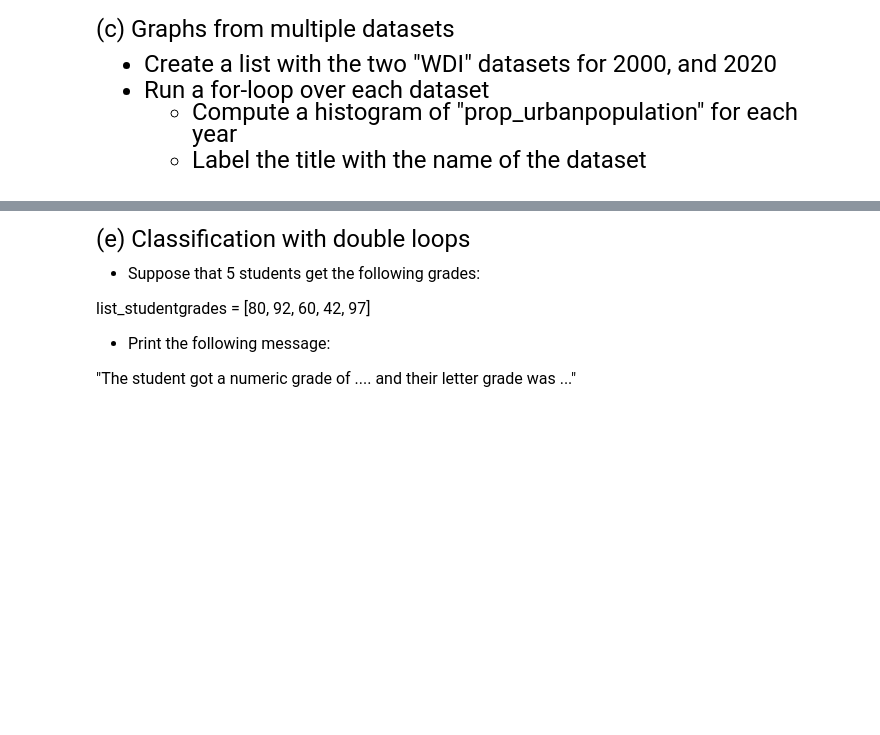
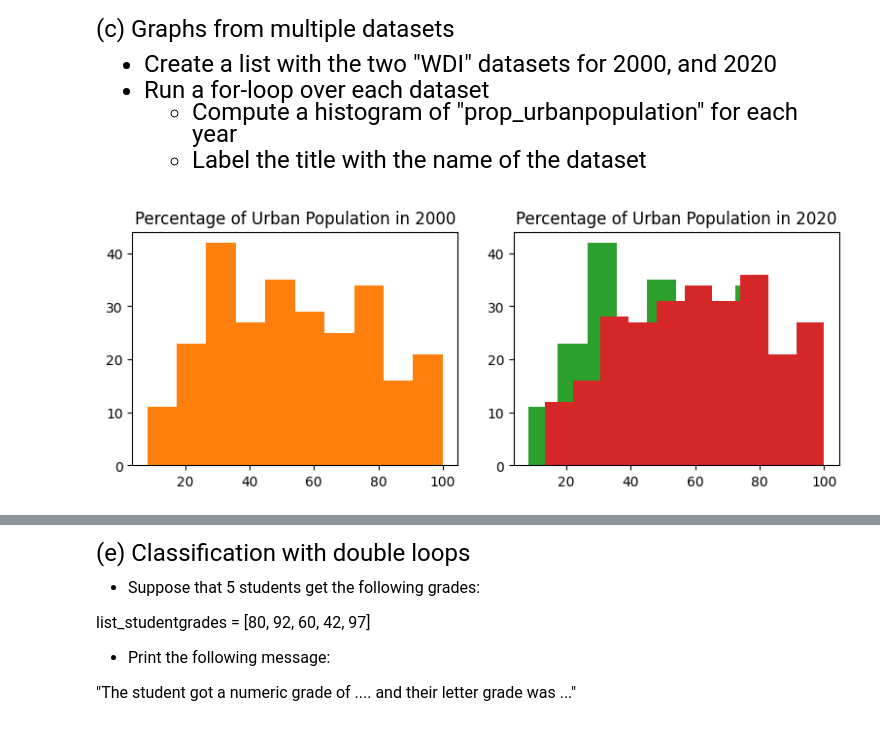
Before and after one commit to turnergoetsch/qtm151spring2023, a Jupyter notebook: Assignment 4/Assignment 4.ipynb, the cells around one changed output, grey strips where cells are left out. Drawn from its saved outputs; the diff is of its cells as text; code cells hidden in the pictures; blank space fills up the shorter version.

```diff
--- a/Assignment 4/Assignment 4.ipynb
+++ b/Assignment 4/Assignment 4.ipynb
@@ -57,8 +82,30 @@ Hint: Use the "append" function.
 # %%
 # Note "prop_urbanpopulation" is the percentage of the urban population over
 # the total population
 
 # Hint: Before you write the loop, test your code out by opening an individual dataset
 # Once you're sure the code works and you're familiar with the data, run the loop
 
 # Write your answer here
+
+Data_2000 = pd.read_csv("wdi_data/wdi_2000.csv")
+Data_2020 = pd.read_csv("wdi_data/wdi_2020.csv")
+
+list_wdi = [Data_2000, Data_2020]
+
+fig, list_subfig = mat.subplots(1, 2,figsize = (8,3))
+mat.tight_layout()
+
+for wdi in list_wdi:
+  list_subfig[0].hist(list_wdi[0]["prop_urbanpopulation"])
+  list_subfig[0].set_title("Percentage of Urban Population in 2000")
+
+for wdi in list_wdi:
+  list_subfig[1].hist(list_wdi[1]["prop_urbanpopulation"])
+  list_subfig[1].set_title("Percentage of Urban Population in 2020")
+
+
+for year in list_wdi:
+  mat.hist(year["prop_urbanpopulation"])
+# %% [output]
+[figure, added]
```
Also changed, not shown: parts of 7 cells of this notebook, 5 other files.
